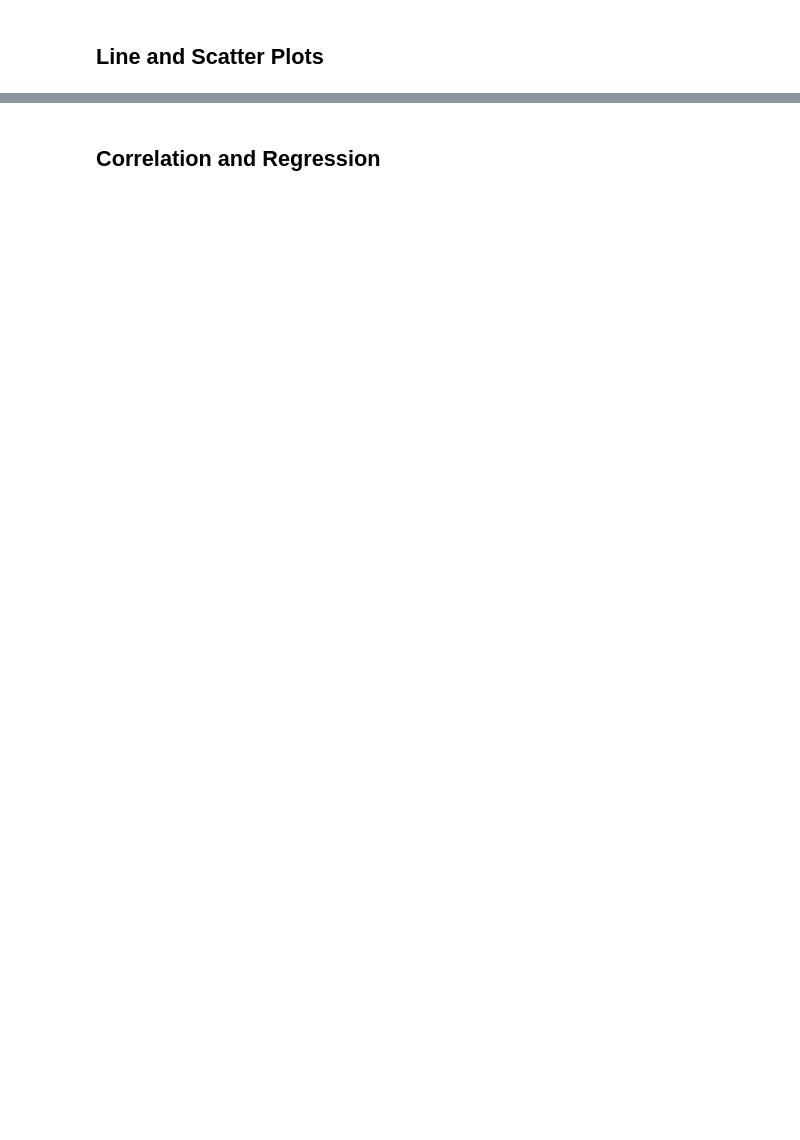
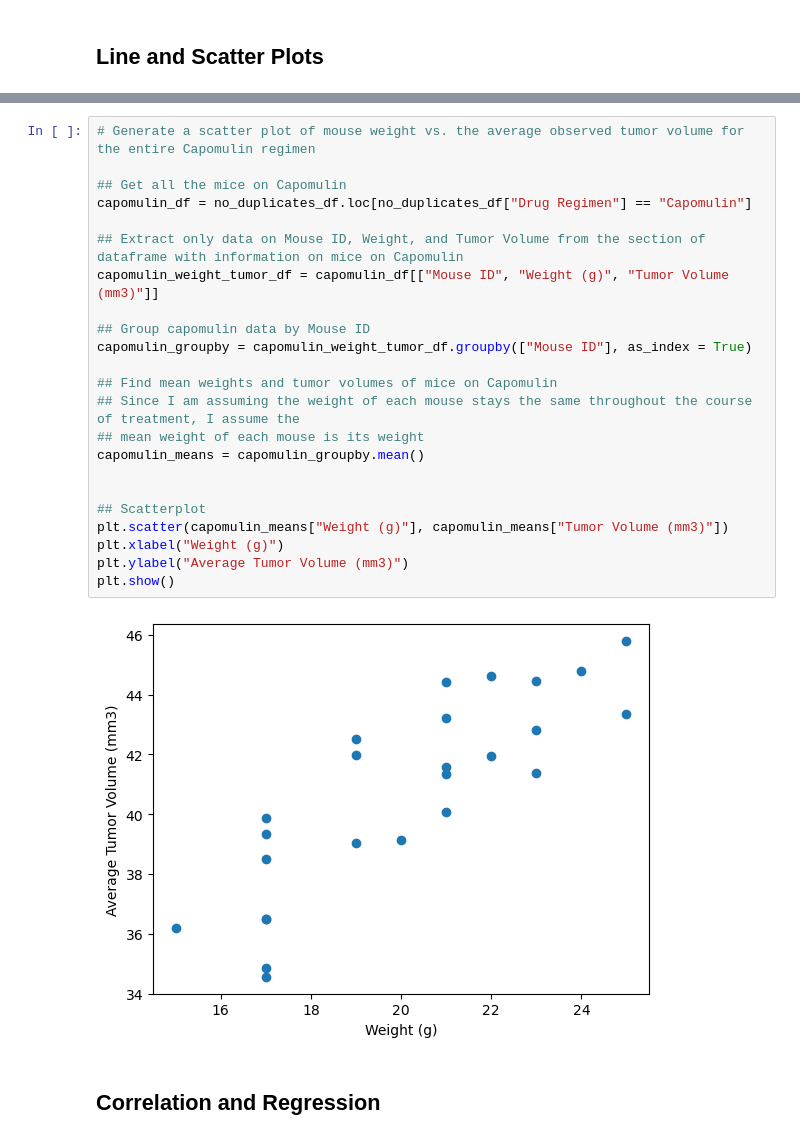
Before and after one commit to karenlin56/matplotlib, a Jupyter notebook: Pymaceuticals.ipynb, the cells around one changed output, grey strips where cells are left out. Cells and saved outputs as stored; diff of their text form; blank space fills up the shorter version.

```diff
--- a/Pymaceuticals.ipynb
+++ b/Pymaceuticals.ipynb
@@ -262,2 +363,27 @@ Ceftamin's potential outliers: Series([], Name: Tumor Volume (mm3), dtype: float
+# %%
+# Generate a scatter plot of mouse weight vs. the average observed tumor volume for the entire Capomulin regimen
+
+## Get all the mice on Capomulin
+capomulin_df = no_duplicates_df.loc[no_duplicates_df["Drug Regimen"] == "Capomulin"]
+
+## Extract only data on Mouse ID, Weight, and Tumor Volume from the section of dataframe with information on mice on Capomulin
+capomulin_weight_tumor_df = capomulin_df[["Mouse ID", "Weight (g)", "Tumor Volume (mm3)"]]
+
+## Group capomulin data by Mouse ID
+capomulin_groupby = capomulin_weight_tumor_df.groupby(["Mouse ID"], as_index = True)
+
+## Find mean weights and tumor volumes of mice on Capomulin
+## Since I am assuming the weight of each mouse stays the same throughout the course of treatment, I assume the
+## mean weight of each mouse is its weight
+capomulin_means = capomulin_groupby.mean()
+
+
+## Scatterplot
+plt.scatter(capomulin_means["Weight (g)"], capomulin_means["Tumor Volume (mm3)"])
+plt.xlabel("Weight (g)")
+plt.ylabel("Average Tumor Volume (mm3)")
+plt.show()
+# %% [output]
+[figure, added]
 # %% [markdown]
 ## Correlation and Regression
```
Also changed, not shown: parts of 24 cells of this notebook.
